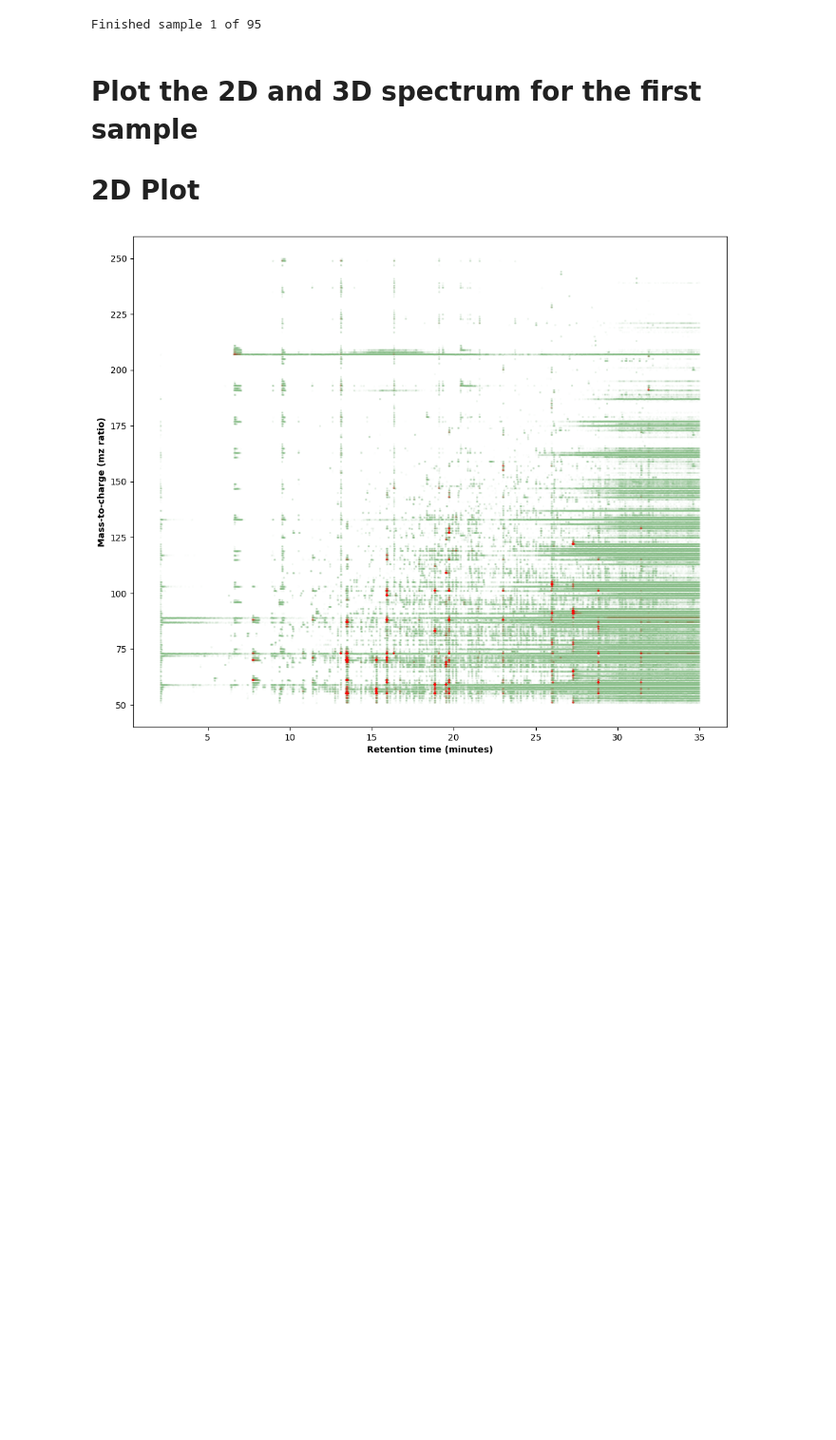
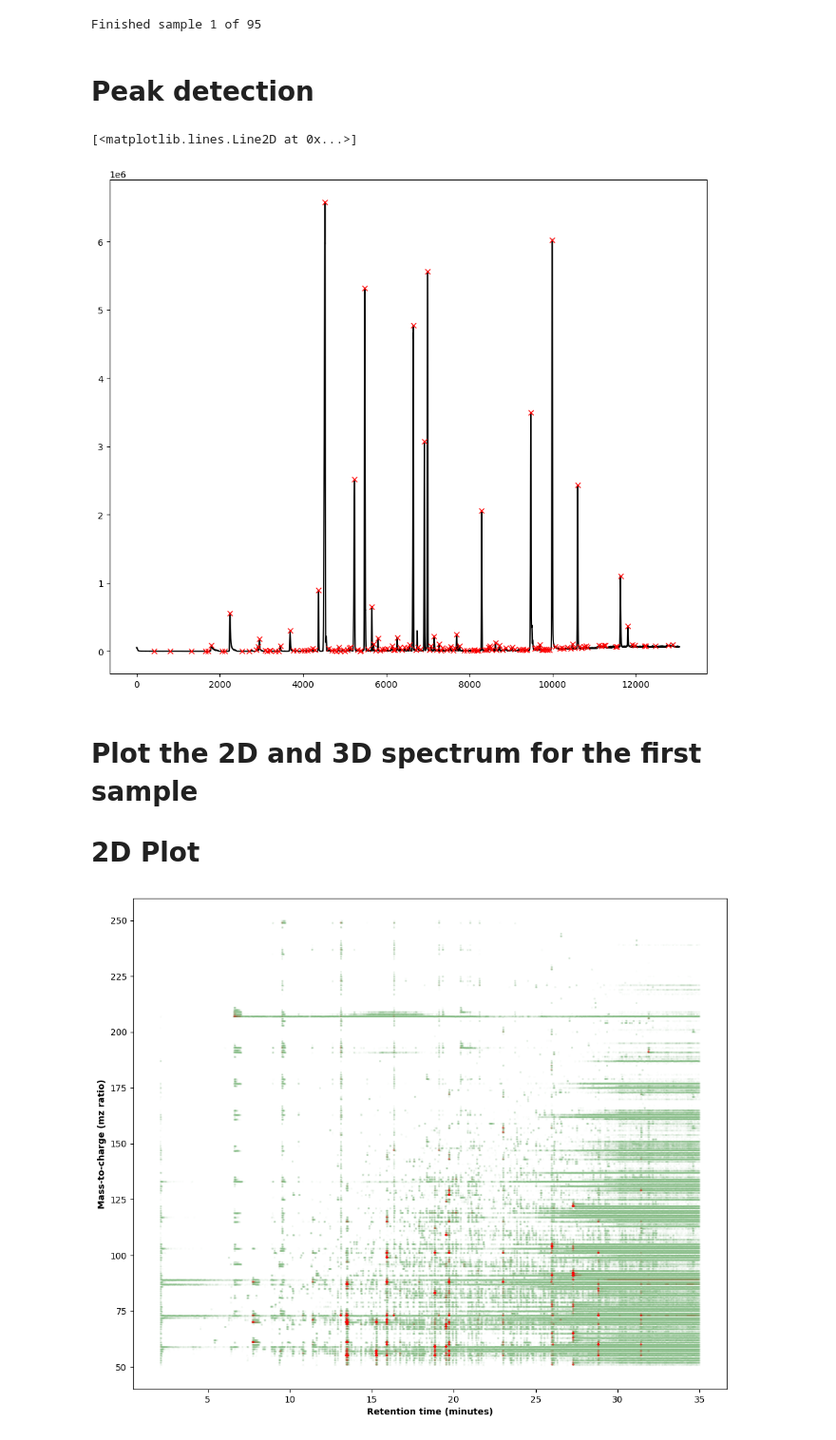
Before and after one commit to mpho-mafata/Chromatographic-data, a Jupyter notebook: Chromatography.ipynb, the cells around one changed output. Shown: that part at 95% size. Saved outputs shown, nothing was run; the diff lists cells and outputs as text; code cells hidden in the pictures; blank space fills up the shorter version.

Commit message:
added peak detection

```diff
--- a/Chromatography.ipynb
+++ b/Chromatography.ipynb
@@ -42,6 +42,24 @@ for beer_file in beer_files[:1]:
 cdf_file .close()
 # %% [output]
 Finished sample 1 of 95
+# %% [markdown]
+# Peak detection
+# %%
+import numpy as np
+import matplotlib.pyplot as plt
+from scipy.signal import find_peaks
+x = pd.DataFrame(beer_data[0])
+x=x.groupby(["retention_time"]).aggregate({'intensities':'sum'}).reset_index()
+x=x["intensities"].reset_index(drop=True)
+# x=x.iloc[1500:2500].reset_index(drop=True)
+peaks, _ = find_peaks(x, width=10, threshold=10)
+
+fig = plt.figure(figsize = (12, 10))
+plt.plot(x,'black')
+plt.plot(peaks, x[peaks], "x",color = 'red')
+# %% [output]
+[<matplotlib.lines.Line2D at 0x...>]
+[figure, added]
 # %% [markdown]
 # Plot the 2D and 3D spectrum for the first sample
 # 2D Plot
```
Also changed, not shown: 1 other file.
